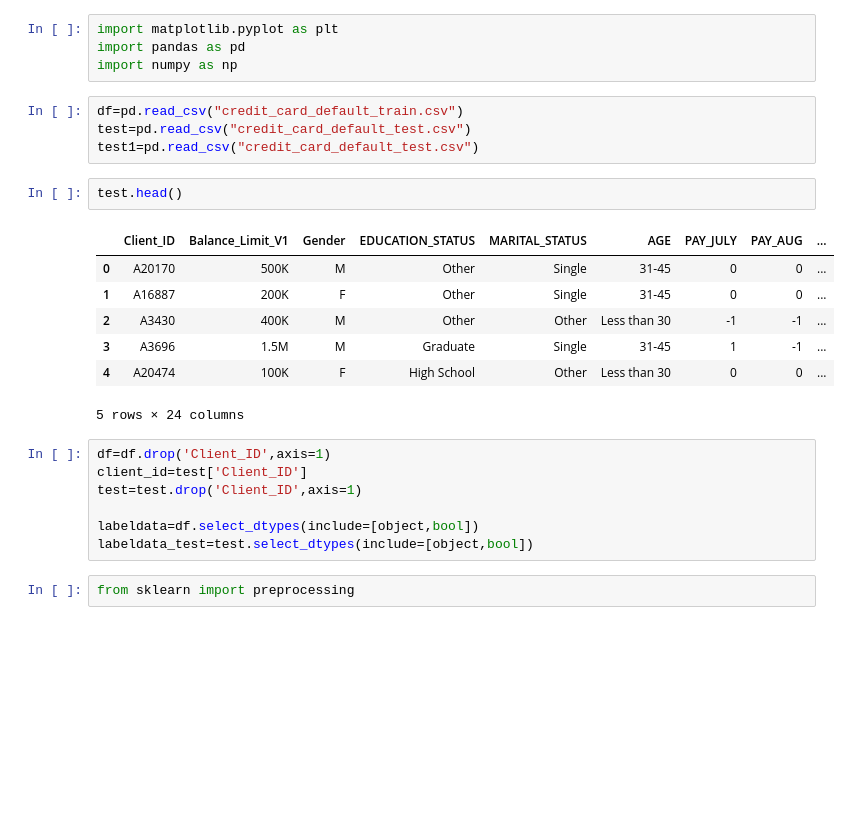
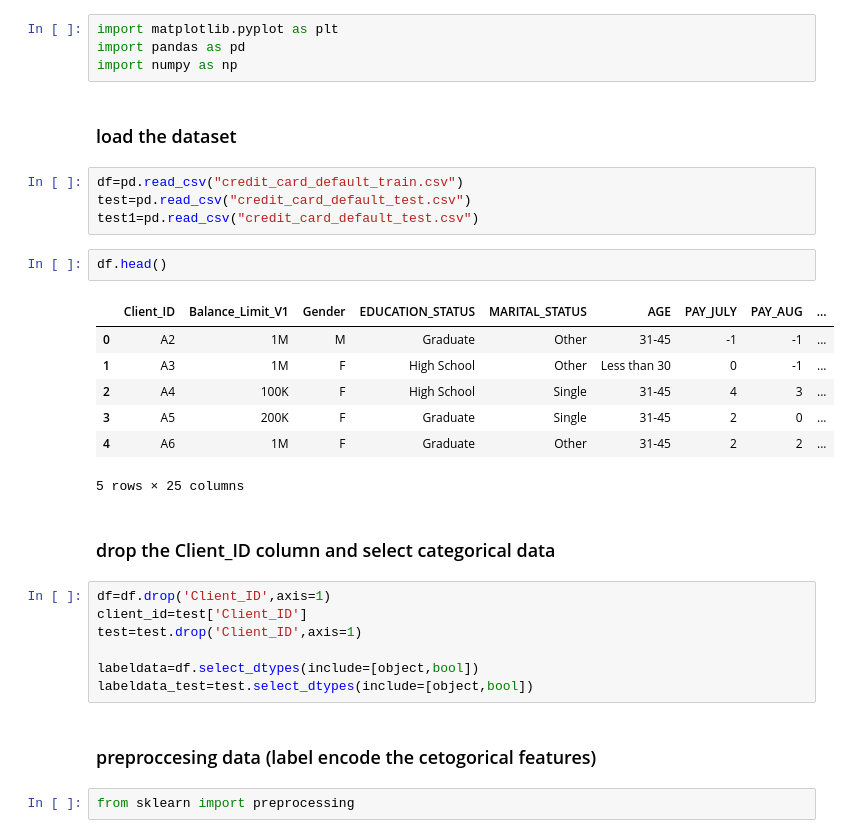
Before and after one commit to shashimalcse/Data-Storm-1.0, a Jupyter notebook: datastorm.ipynb, the cells around one changed output. Saved outputs shown, nothing was run; the diff lists cells and outputs as text; blank space fills up the shorter version.

```diff
--- a/datastorm.ipynb
+++ b/datastorm.ipynb
@@ -2,20 +2,24 @@
 import matplotlib.pyplot as plt
 import pandas as pd
 import numpy as np
+# %% [markdown]
+### load the dataset
 # %%
 df=pd.read_csv("credit_card_default_train.csv")
 test=pd.read_csv("credit_card_default_test.csv")
 test1=pd.read_csv("credit_card_default_test.csv")
 # %%
-test.head()
+df.head()
 # %% [output]
 |  | Client_ID | Balance_Limit_V1 | Gender | EDUCATION_STATUS | MARITAL_STATUS | AGE | PAY_JULY | PAY_AUG | ... |
-| 0 | A20170 | 500K | M | Other | Single | 31-45 | 0 | 0 | ... |
-| 1 | A16887 | 200K | F | Other | Single | 31-45 | 0 | 0 | ... |
-| 2 | A3430 | 400K | M | Other | Other | Less than 30 | -1 | -1 | ... |
-| 3 | A3696 | 1.5M | M | Graduate | Single | 31-45 | 1 | -1 | ... |
-| 4 | A20474 | 100K | F | High School | Other | Less than 30 | 0 | 0 | ... |
+| 0 | A2 | 1M | M | Graduate | Other | 31-45 | -1 | -1 | ... |
+| 1 | A3 | 1M | F | High School | Other | Less than 30 | 0 | -1 | ... |
+| 2 | A4 | 100K | F | High School | Single | 31-45 | 4 | 3 | ... |
+| 3 | A5 | 200K | F | Graduate | Single | 31-45 | 2 | 0 | ... |
+| 4 | A6 | 1M | F | Graduate | Other | 31-45 | 2 | 2 | ... |
-5 rows × 24 columns
+5 rows × 25 columns
+# %% [markdown]
+### drop the Client_ID column and select categorical data
 # %%
 df=df.drop('Client_ID',axis=1)
 client_id=test['Client_ID']
@@ -23,6 +27,8 @@ test=test.drop('Client_ID',axis=1)
 
 labeldata=df.select_dtypes(include=[object,bool])
 labeldata_test=test.select_dtypes(include=[object,bool])
+# %% [markdown]
+### preproccesing data (label encode the cetogorical features)
 # %%
 from sklearn import preprocessing
 # %%
```
Also changed, not shown: parts of 16 cells of this notebook.
